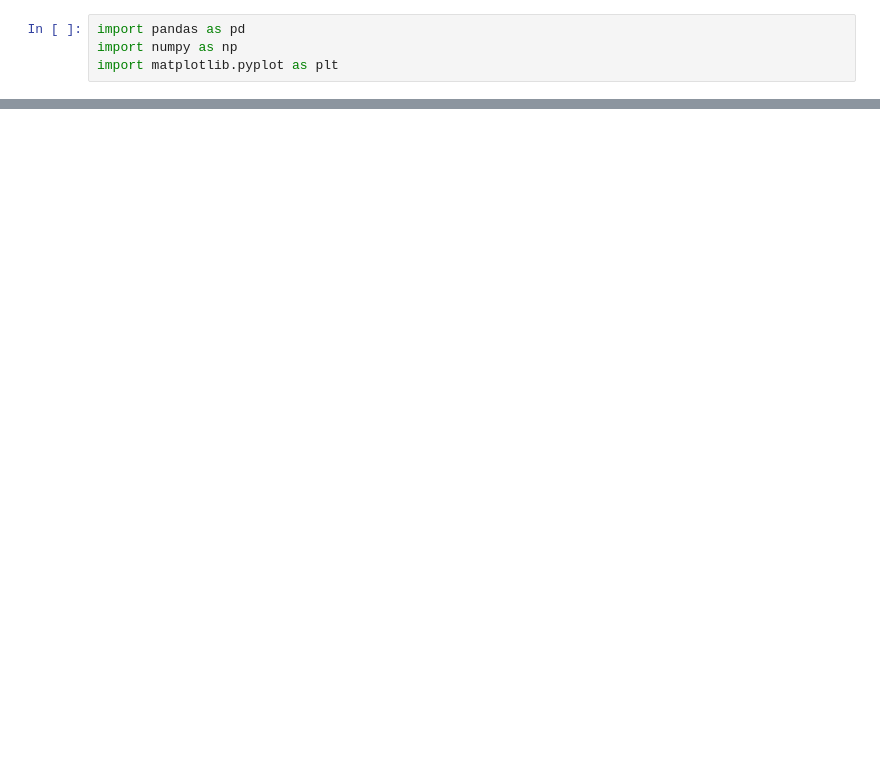
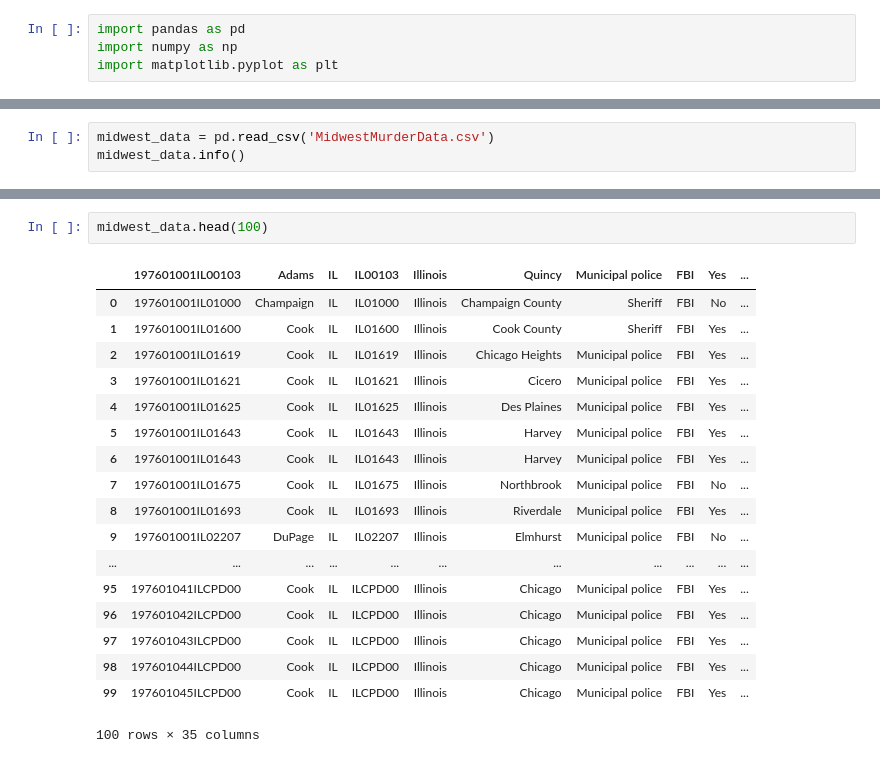
Before and after one commit to bendgame/Project-one, a Jupyter notebook: rural_v_urban_crime.ipynb, the cells around one changed output, grey strips where cells are left out. Saved outputs shown, nothing was run; the diff lists cells and outputs as text; blank space fills up the shorter version.

Commit message:
added data from master, minor changes to ipynb

```diff
--- a/rural_v_urban_crime.ipynb
+++ b/rural_v_urban_crime.ipynb
@@ -47,0 +5,3 @@ Name: State, dtype: bool
+# %%
+midwest_data = pd.read_csv('MidwestMurderData.csv')
+midwest_data.info()
@@ -47,0 +26,21 @@ Name: State, dtype: bool
+# %%
+midwest_data.head(100)
+# %% [output]
+|  | 197601001IL00103 | Adams | IL | IL00103 | Illinois | Quincy | Municipal police | FBI | Yes | ... |
+| 0 | 197601001IL01000 | Champaign | IL | IL01000 | Illinois | Champaign County | Sheriff | FBI | No | ... |
+| 1 | 197601001IL01600 | Cook | IL | IL01600 | Illinois | Cook County | Sheriff | FBI | Yes | ... |
+| 2 | 197601001IL01619 | Cook | IL | IL01619 | Illinois | Chicago Heights | Municipal police | FBI | Yes | ... |
+| 3 | 197601001IL01621 | Cook | IL | IL01621 | Illinois | Cicero | Municipal police | FBI | Yes | ... |
+| 4 | 197601001IL01625 | Cook | IL | IL01625 | Illinois | Des Plaines | Municipal police | FBI | Yes | ... |
+| 5 | 197601001IL01643 | Cook | IL | IL01643 | Illinois | Harvey | Municipal police | FBI | Yes | ... |
+| 6 | 197601001IL01643 | Cook | IL | IL01643 | Illinois | Harvey | Municipal police | FBI | Yes | ... |
+| 7 | 197601001IL01675 | Cook | IL | IL01675 | Illinois | Northbrook | Municipal police | FBI | No | ... |
+| 8 | 197601001IL01693 | Cook | IL | IL01693 | Illinois | Riverdale | Municipal police | FBI | Yes | ... |
+| 9 | 197601001IL02207 | DuPage | IL | IL02207 | Illinois | Elmhurst | Municipal police | FBI | No | ... |
+| ... | ... | ... | ... | ... | ... | ... | ... | ... | ... | ... |
+| 95 | 197601041ILCPD00 | Cook | IL | ILCPD00 | Illinois | Chicago | Municipal police | FBI | Yes | ... |
+| 96 | 197601042ILCPD00 | Cook | IL | ILCPD00 | Illinois | Chicago | Municipal police | FBI | Yes | ... |
+| 97 | 197601043ILCPD00 | Cook | IL | ILCPD00 | Illinois | Chicago | Municipal police | FBI | Yes | ... |
+| 98 | 197601044ILCPD00 | Cook | IL | ILCPD00 | Illinois | Chicago | Municipal police | FBI | Yes | ... |
+| 99 | 197601045ILCPD00 | Cook | IL | ILCPD00 | Illinois | Chicago | Municipal police | FBI | Yes | ... |
+100 rows × 35 columns
```
Also changed, not shown: parts of 3 cells of this notebook, 5 other files.
